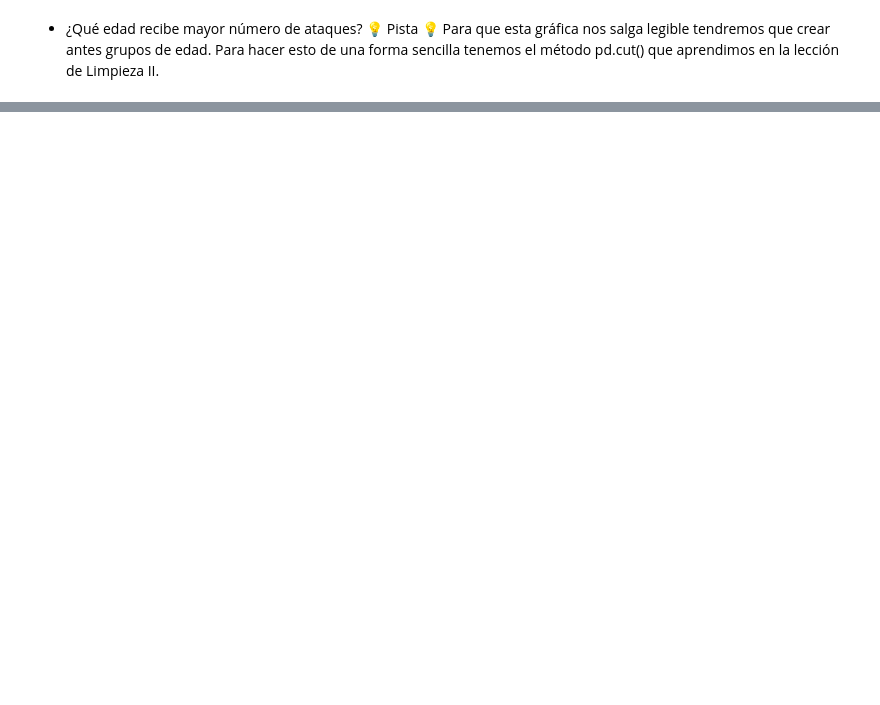
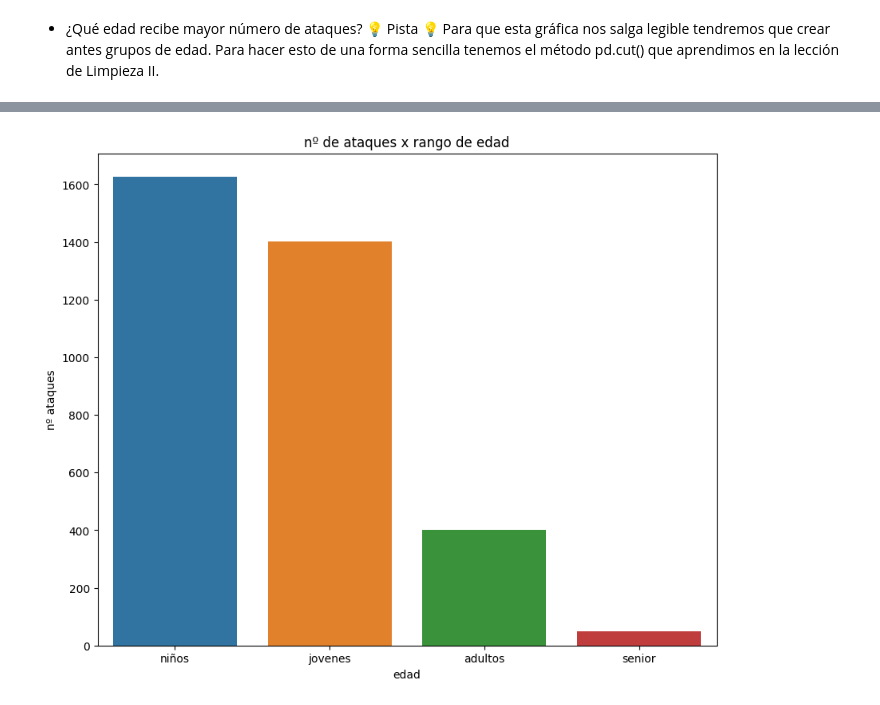
Before and after one commit to Adalab/DA-promo-c-modulo-2-sprint-2-Naiara-Marina, a Jupyter notebook: EDA/eda-III-pprog.ipynb, the cells around one changed output, grey strips where cells are left out. Cells and saved outputs as stored; diff of their text form; code cells hidden in the pictures; blank space fills up the shorter version.

```diff
--- a/EDA/eda-III-pprog.ipynb
+++ b/EDA/eda-III-pprog.ipynb
@@ -107,7 +68,7 @@ plt.xticks(rotation = 30)
 # %% [markdown]
  - ¿Qué edad recibe mayor número de ataques? 💡 Pista 💡 Para que esta gráfica nos salga legible tendremos que crear antes grupos de edad. Para hacer esto de una forma sencilla tenemos el método pd.cut() que aprendimos en la lección de Limpieza II.
 # %%
-df_copy = df.copy()
+df_copy = df
 # %%
 df_copy['age'].unique()
 # %% [output]
@@ -131,4 +82,4 @@ array(['57', '11', '48', nan, '18', '52', '15', '12', '32', '10', '21',
 # %%
-# definimos 10 intervalos
-ages = np.arange(1, 100, 10)
-df_copy['age_bins'] = pd.cut(x = df_copy['age'], bins = ages)
+# definimos 4 intervalos
+
+df_copy['age_bins'] = pd.cut( df_copy['age'], 4 ,labels = ["niños","jovenes","adultos","senior"])
@@ -136,0 +95,6 @@ TypeError: '<' not supported between instances of 'int' and 'str'
+# %%
+fig = sns.countplot(x  = 'age_bins', data = df_copy)
+plt.title('nº de ataques x rango de edad')
+fig.set(xlabel = 'edad', ylabel = 'nº ataques');
+# %% [output]
+[figure, added]
```
Also changed, not shown: parts of 17 cells of this notebook, 21 other files.
